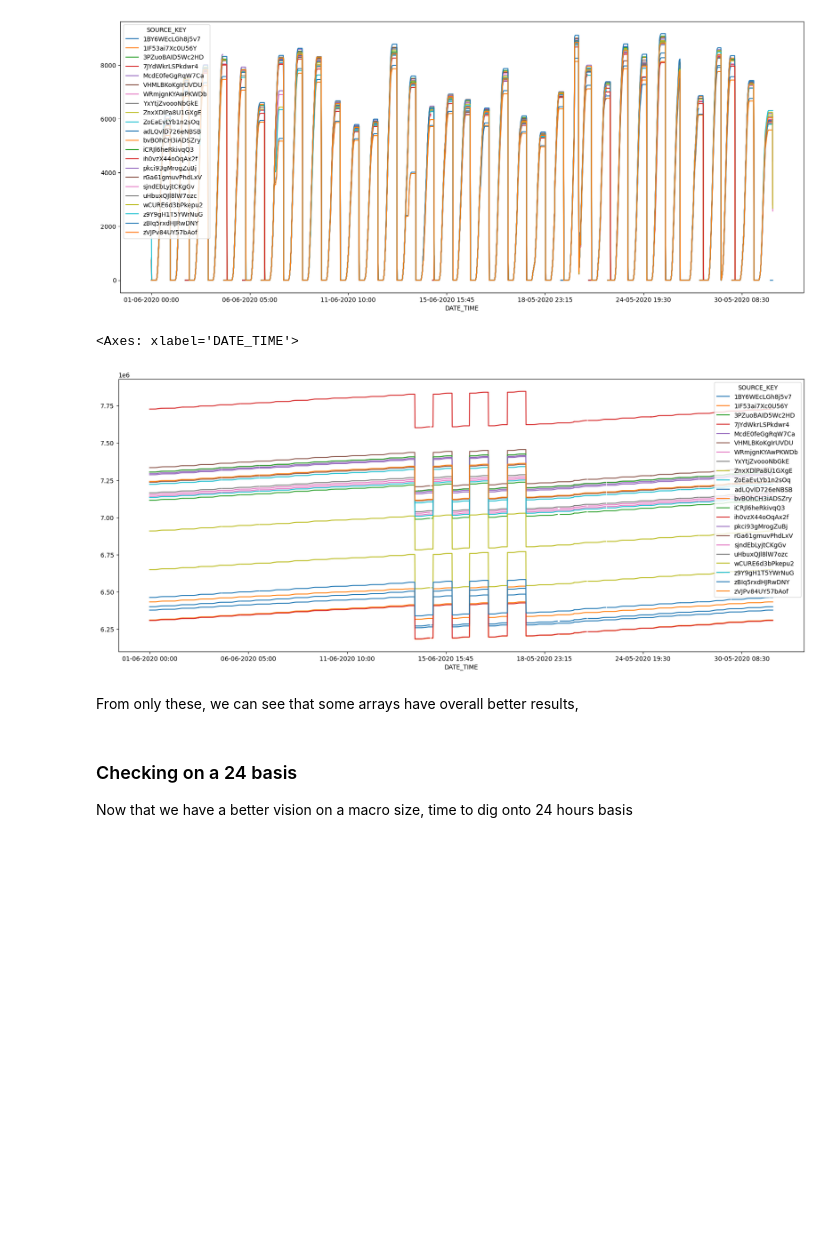
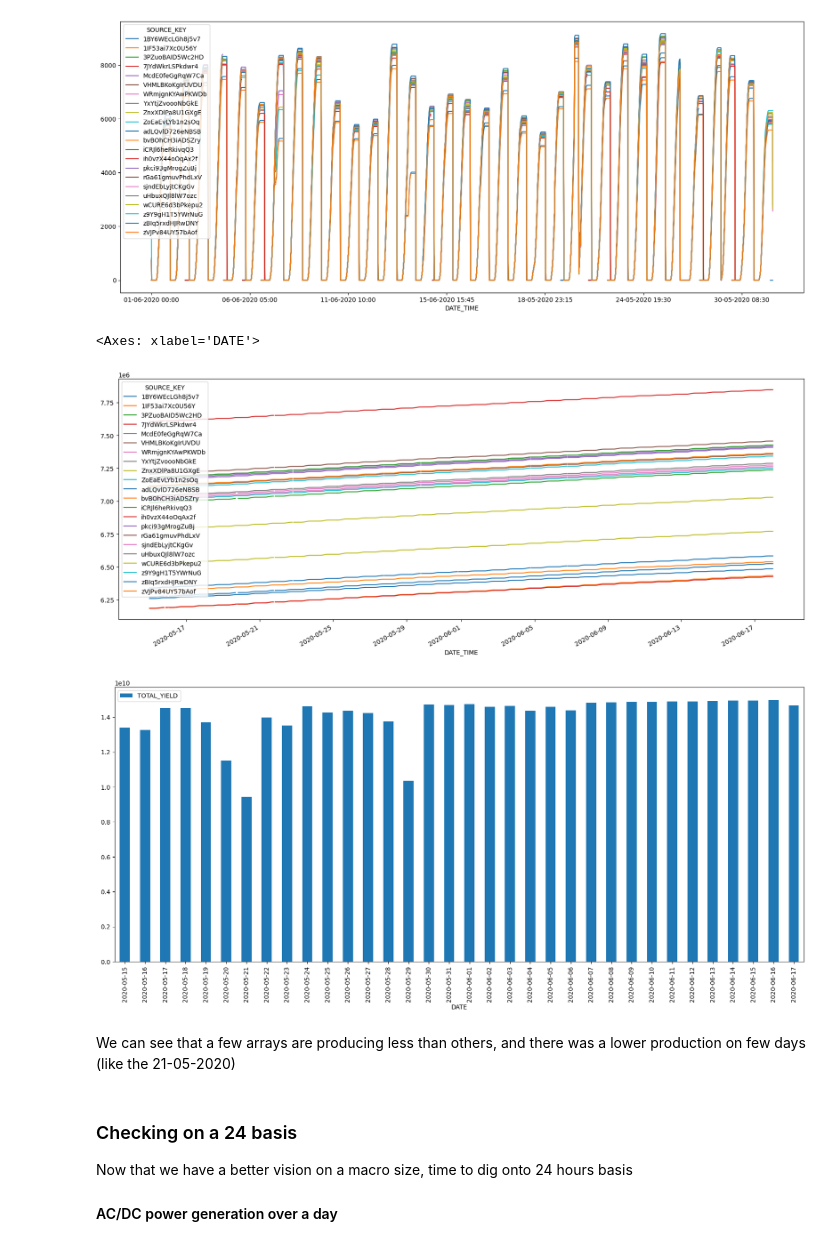
Before and after one commit to antoninchafiol/SolarPW, a Jupyter notebook: EDA.ipynb, the cells around one changed output. Saved outputs shown, nothing was run; the diff lists cells and outputs as text; code cells hidden in the pictures; blank space fills up the shorter version.

Commit message:
[UPDT & ADD] Correction & add 24h graph of AC/DC gen

```diff
--- a/EDA.ipynb
+++ b/EDA.ipynb
@@ -107,12 +89,17 @@ plant_1_generation.pivot_table(index='DATE_TIME', columns='SOURCE_KEY', values="
 [figure]
 # %%
 plant_1_generation.pivot_table(index='DATE_TIME', columns='SOURCE_KEY', values="TOTAL_YIELD").plot()
+plant_1_generation['DATE'] = plant_1_generation['DATE_TIME'].dt.date
+plant_1_generation[['DATE', 'TOTAL_YIELD']].groupby('DATE').sum().plot.bar()
 # %% [output]
-<Axes: xlabel='DATE_TIME'>
+<Axes: xlabel='DATE'>
-[figure, old version]
+[figure, new version]
+[figure, added]
-# %% [markdown]
-From only these, we can see that some arrays have overall better results,
+# %% [markdown]
+We can see that a few arrays are producing less than others, and there was a lower production on few days (like the 21-05-2020)
 # %% [markdown]
 ### Checking on a 24 basis
 
 Now that we have a better vision on a macro size, time to dig onto 24 hours basis
+
+#### AC/DC power generation over a day
```
Also changed, not shown: parts of 6 cells of this notebook.
